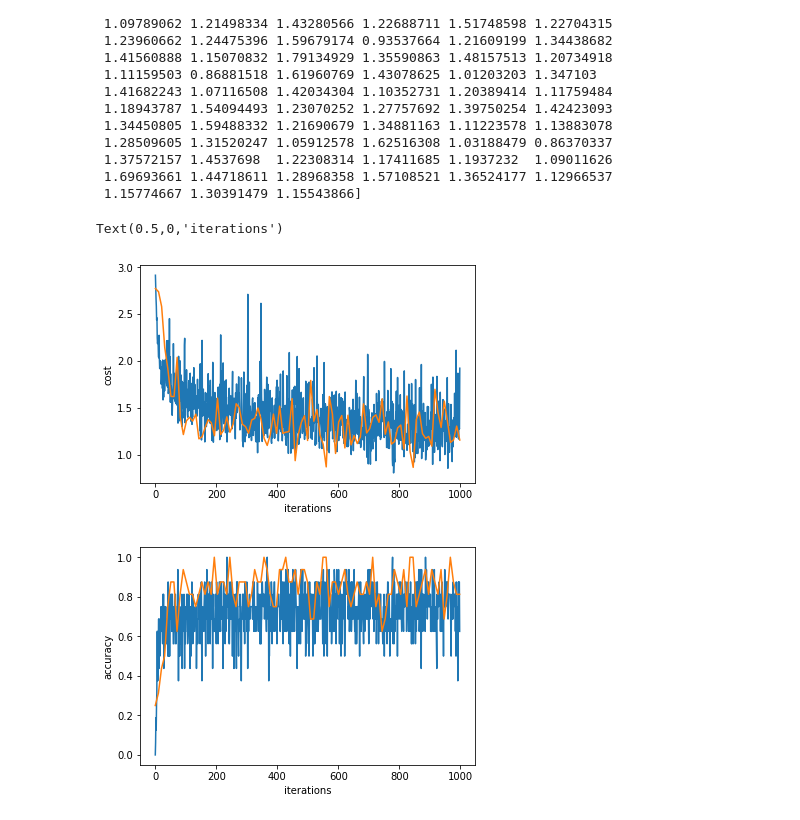
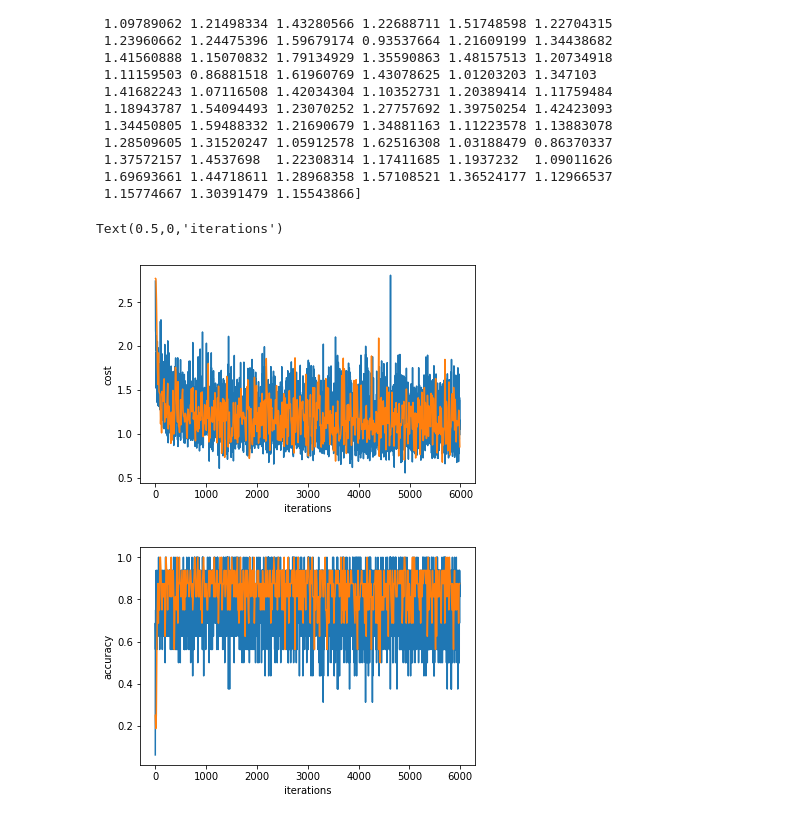
Before and after one commit to absorensen/PointNet, a Jupyter notebook: Data viz.ipynb, the cells around one changed output. Drawn from its saved outputs; the diff is of its cells as text; code cells hidden in the pictures.

```diff
--- a/Data viz.ipynb
+++ b/Data viz.ipynb
@@ -5,10 +5,10 @@ import matplotlib.pyplot as plot
 benchmark_accuracy = [1.0, 1.0, 0.875, 0.875, 0.937500, 0.937500, 1.000000, 1.000000, 0.875000, 0.875000, 0.750000, 1.000000, 0.937500, 0.937500, 0.750000, 0.875000, 0.750000, 0.875000, 0.937500, 0.875000, 0.875000, 0.750000, 0.937500, 0.75000, 0.812500]
 benchmark_loss = [0.985722, 1.260806, 1.1307385, 1.013956, 0.958725, 0.957914, 1.156125, 0.677843, 1.473790, 1.108234, 0.948266, 0.738301, 0.892717, 0.727212, 0.961459, 1.002946, 1.119781, 1.015972, 1.280352, 1.074089, 1.150679, 1.304661, 1.007569, 1.533647, 1.023713]
 # %%
-test_loss = np.loadtxt('cls/cls_test_loss_0.out')
-train_loss = np.loadtxt('cls/cls_train_loss_0.out')
-test_acc = np.loadtxt('cls/cls_test_acc_0.out')
-train_acc = np.loadtxt('cls/cls_train_acc_0.out')
+test_loss = np.loadtxt('cls/cls_test_loss_5.out')
+train_loss = np.loadtxt('cls/cls_train_loss_5.out')
+test_acc = np.loadtxt('cls/cls_test_acc_5.out')
+train_acc = np.loadtxt('cls/cls_train_acc_5.out')
 # %%
 print(test_loss)
 # %% [output]
@@ -30,21 +30,21 @@ print(test_loss)
  1.69693661 1.44718611 1.28968358 1.57108521 1.36524177 1.12966537
  1.15774667 1.30391479 1.15543866]
 # %%
-train_x = np.linspace(0, 998, len(train_loss))
-test_x = np.linspace(0, 998, len(test_loss))
+train_x = np.linspace(0, 998 * 6, len(train_loss))
+test_x = np.linspace(0, 998 * 6, len(test_loss))
 
-plot.figure(1)
+cost = plot.figure()
 plot.plot(train_x, train_loss)
 plot.plot(test_x, test_loss)
 plot.ylabel('cost')
 plot.xlabel('iterations')
 
-plot.figure(2)
+acc = plot.figure()
 plot.plot(train_x, train_acc)
 plot.plot(test_x, test_acc)
 plot.ylabel('accuracy')
 plot.xlabel('iterations')
 # %% [output]
 Text(0.5,0,'iterations')
-[figure, old version]
+[figure, new version]
-[figure, old version]
+[figure, new version]
```
Also changed, not shown: parts of 1 cell of this notebook, 1 other file.
